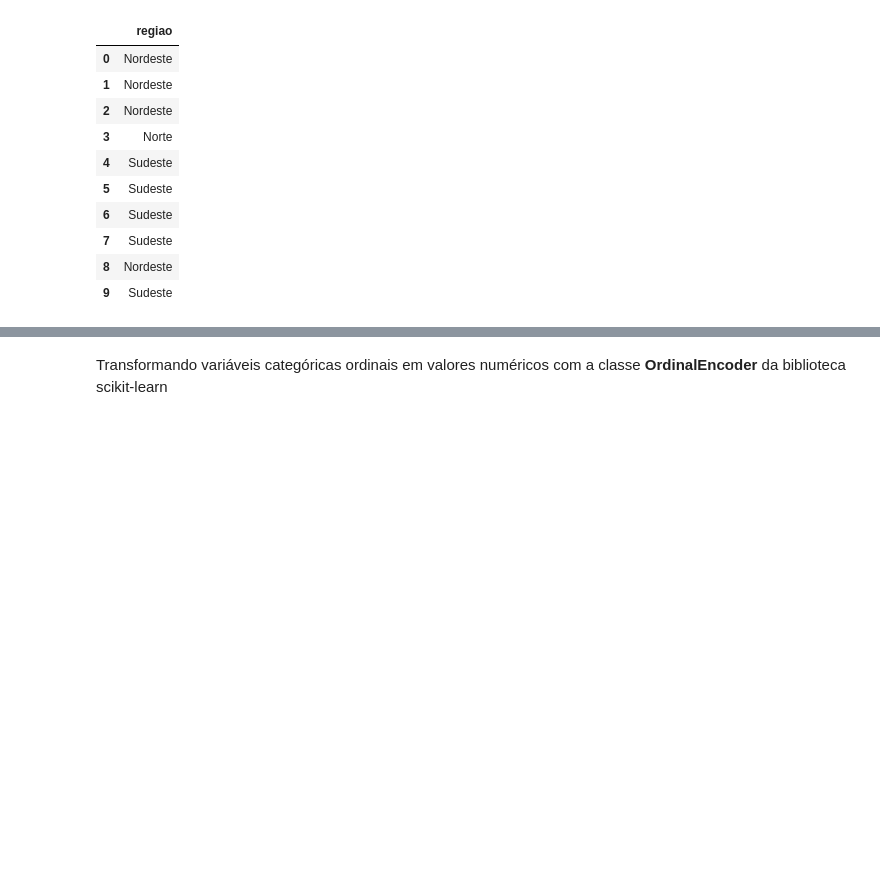
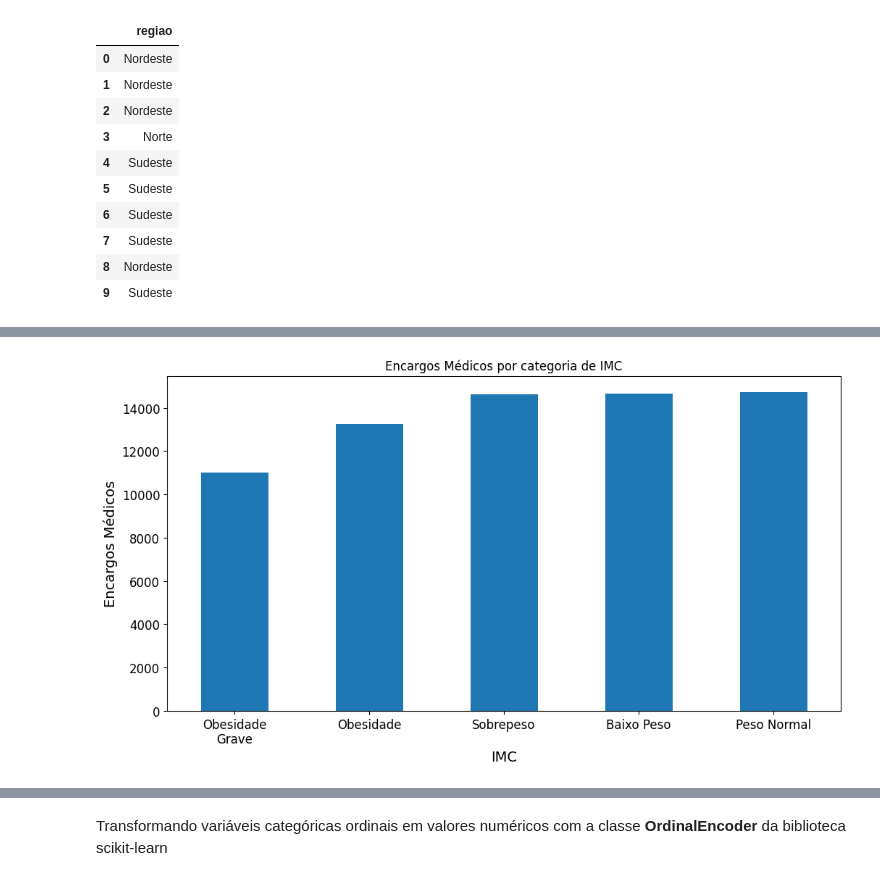
Before and after one commit to silviosnjr/Fase1_TechChallenge, a Jupyter notebook: TechChallengeFIT.ipynb, the cells around one changed output, grey strips where cells are left out. Cells and saved outputs as stored; diff of their text form; code cells hidden in the pictures; blank space fills up the shorter version.

```diff
--- a/TechChallengeFIT.ipynb
+++ b/TechChallengeFIT.ipynb
@@ -256,0 +274,12 @@ regiao_cat.head(10)
+# %%
+# Criar um barplot para visualizar os encargos por IMC
+plt.figure(figsize=(12, 6))
+mean_encargos_by_imc = encargos_medicos.groupby('imc_cat')['encargos'].mean().sort_values()
+mean_encargos_by_imc.plot(kind='bar')
+plt.title("Encargos Médicos por categoria de IMC")
+plt.xlabel("IMC")
+plt.ylabel("Encargos Médicos")
+plt.xticks(rotation=0)
+plt.show()
+# %% [output]
+[figure, added]
```
Also changed, not shown: parts of 52 cells of this notebook, 15 other files.
